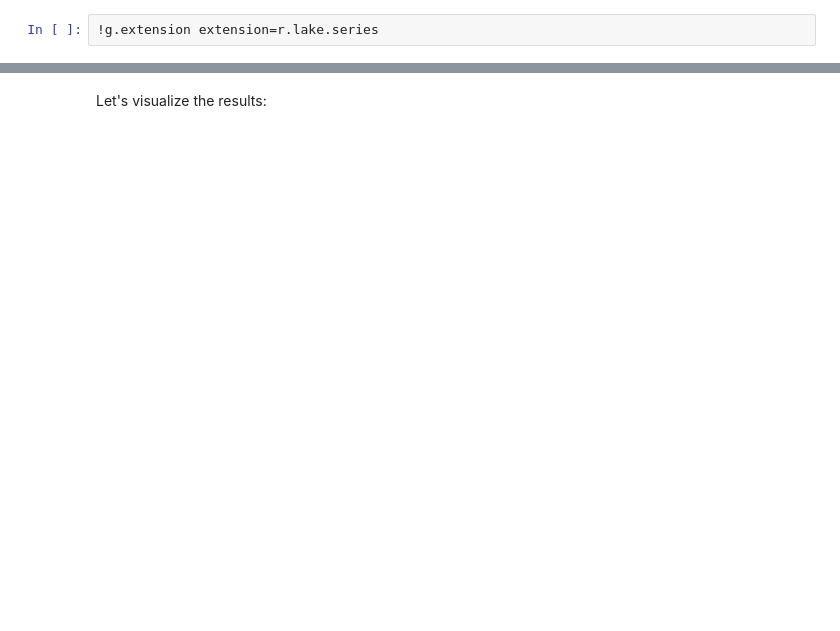
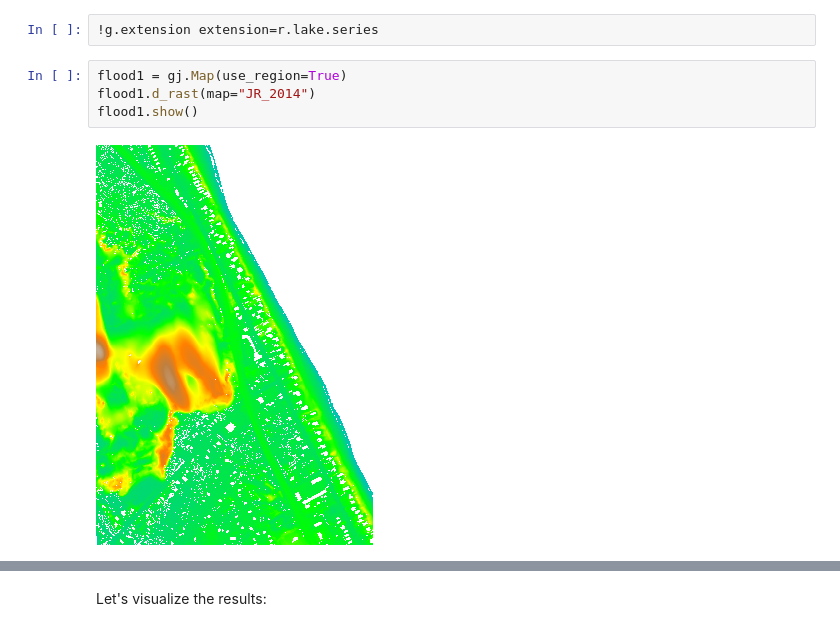
Before and after one commit to ncsu-geoforall-lab/csdms-grass-2024, a Jupyter notebook: 05_Inundation.ipynb, the cells around one changed output, grey strips where cells are left out. Saved outputs shown, nothing was run; the diff lists cells and outputs as text; blank space fills up the shorter version.

```diff
--- a/05_Inundation.ipynb
+++ b/05_Inundation.ipynb
@@ -30,2 +47,8 @@ gs.run_command("g.mapset", mapset="flooding", location="nags_head", flags="c")
 # %%
 !g.extension extension=r.lake.series
+# %%
+flood1 = gj.Map(use_region=True)
+flood1.d_rast(map="JR_2014")
+flood1.show()
+# %% [output]
+[figure, added]
```
Also changed, not shown: parts of 17 cells of this notebook.
